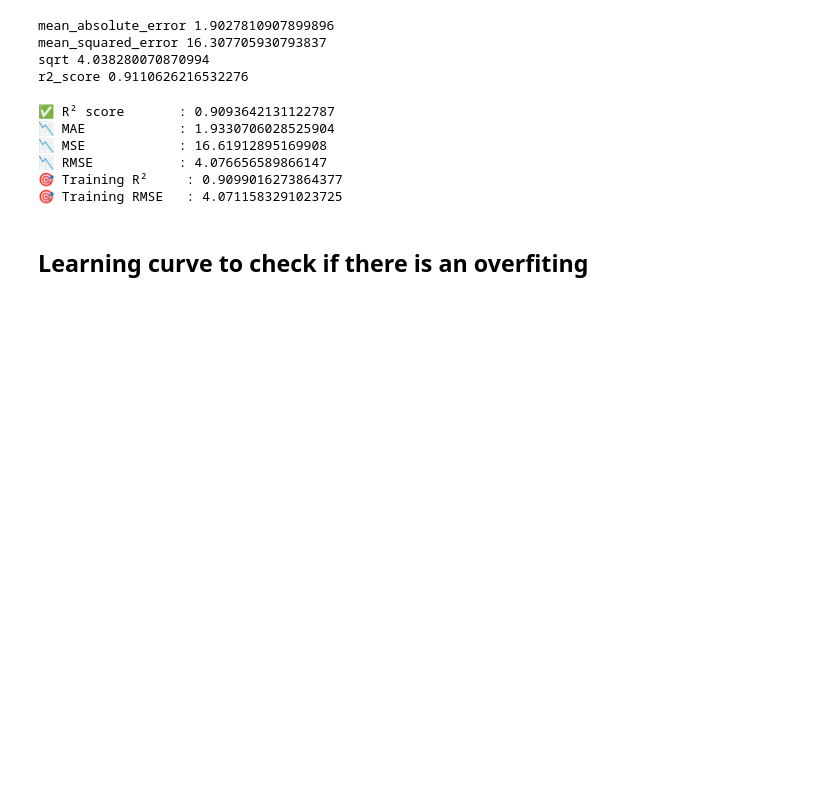
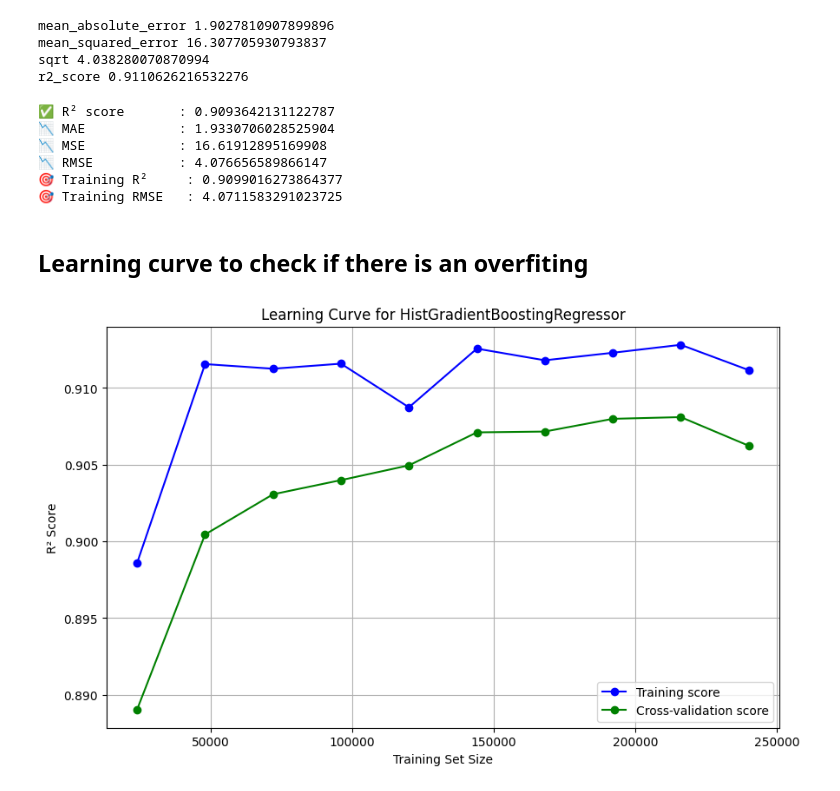
Before and after one commit to ebraheem002/nyc-taxi, a Jupyter notebook: presentable nootebook.ipynb, the cells around one changed output. Saved outputs shown, nothing was run; the diff lists cells and outputs as text; code cells hidden in the pictures; blank space fills up the shorter version.

```diff
--- a/presentable nootebook.ipynb
+++ b/presentable nootebook.ipynb
@@ -311,27 +311,29 @@ print(f"🎯 Training RMSE   : {train_rmse}")
 # %%
 from sklearn.model_selection import learning_curve
 import matplotlib.pyplot as plt
 import numpy as np
 
 
 train_sizes, train_scores, test_scores = learning_curve(
-    hgb, x_train, y_train.values.ravel(),
+    hgb, x_sample, y_sample.ravel(),
     cv =5 ,
     scoring = 'r2',
     train_sizes = np.linspace(0.1,1.0,10),
     n_jobs=-1,
     random_state=42
 )
 
 train_scores_mean = np.mean(train_scores, axis=1)
 test_scores_mean = np.mean(test_scores, axis=1)
 
 plt.figure(figsize=(10,6 ))
 plt.plot(train_sizes, train_scores_mean, '-o' , color='blue',label='Training score')
 plt.plot(train_sizes, test_scores_mean, '-o' , color='green',label='Cross-validation score')
 plt.title('Learning Curve for HistGradientBoostingRegressor')
 plt.xlabel('Training Set Size')
 plt.ylabel('R² Score')
 plt.legend(loc='best')
 plt.grid(True)
 plt.show()
+# %% [output]
+[figure, added]
```
